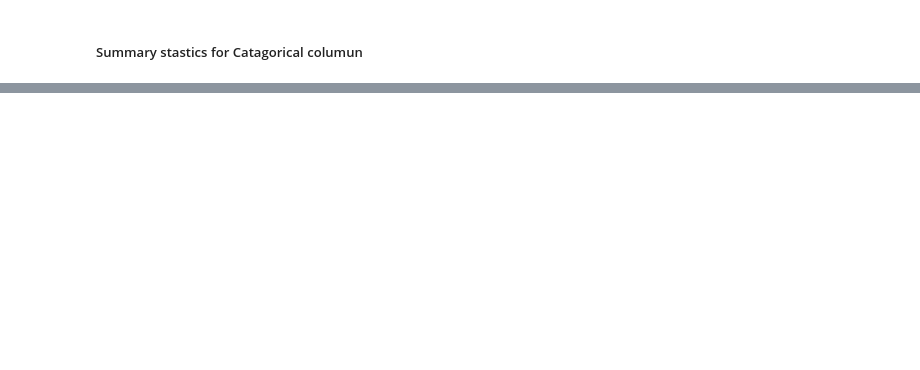
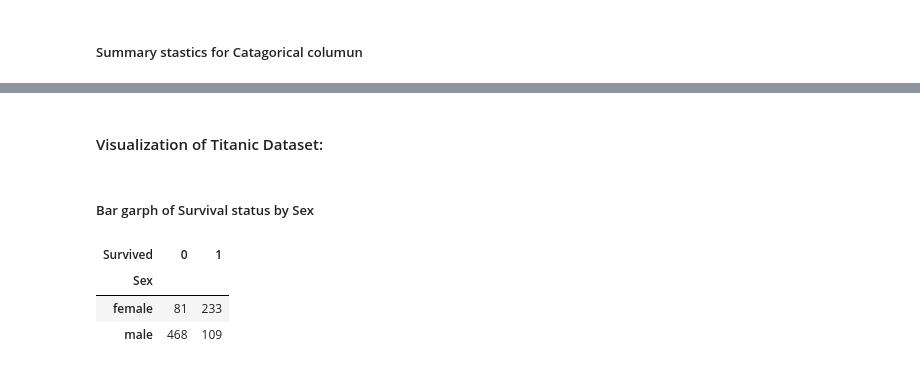
Before and after one commit to SnitTeshome/PRODIGY_DS_02, a Jupyter notebook: Task -02.ipynb, the cells around one changed output, grey strips where cells are left out. Drawn from its saved outputs; the diff is of its cells as text; code cells hidden in the pictures; blank space fills up the shorter version.

```diff
--- a/Task -02.ipynb
+++ b/Task -02.ipynb
@@ -579,0 +596,17 @@ Q: 77
+# %% [markdown]
+####  Visualization of Titanic Dataset:
+# %% [markdown]
+#####  Bar garph of Survival status by Sex
+# %%
+import pandas as pd
+
+# Group by 'Sex' and 'Survived' and count occurrences
+survivor_counts = Titanic.groupby(['Sex', 'Survived']).size().unstack(fill_value=0)
+
+# Display the result
+survivor_counts
+# %% [output]
+| Survived | 0 | 1 |
+| Sex |  |  |
+| female | 81 | 233 |
+| male | 468 | 109 |
```
Also changed, not shown: parts of 10 cells of this notebook.
